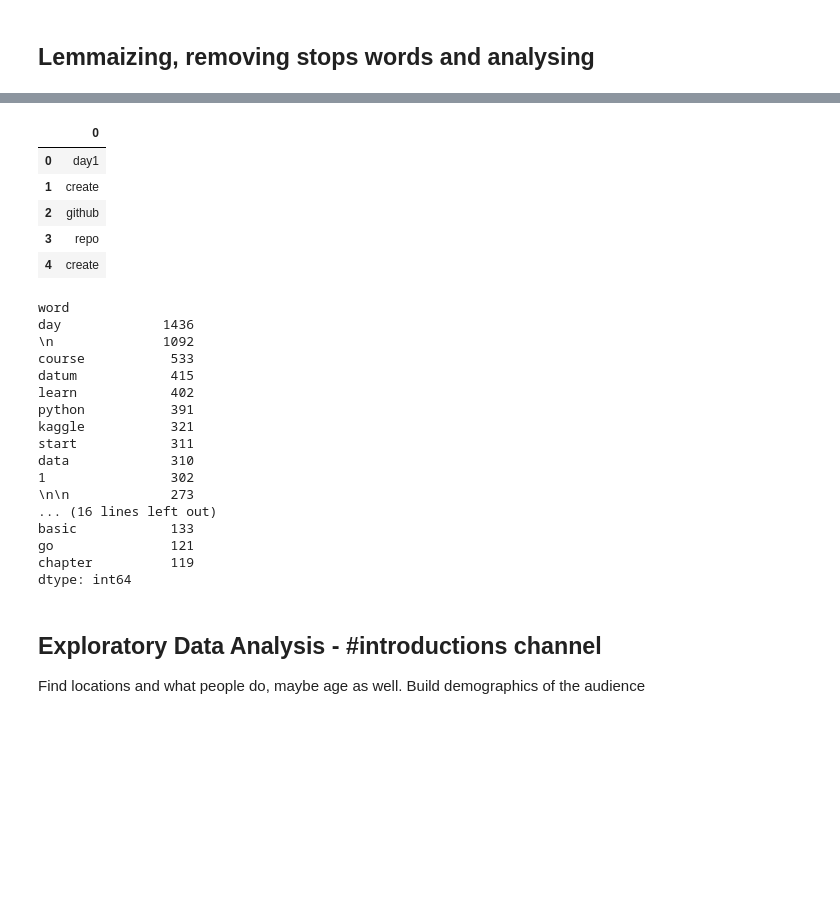
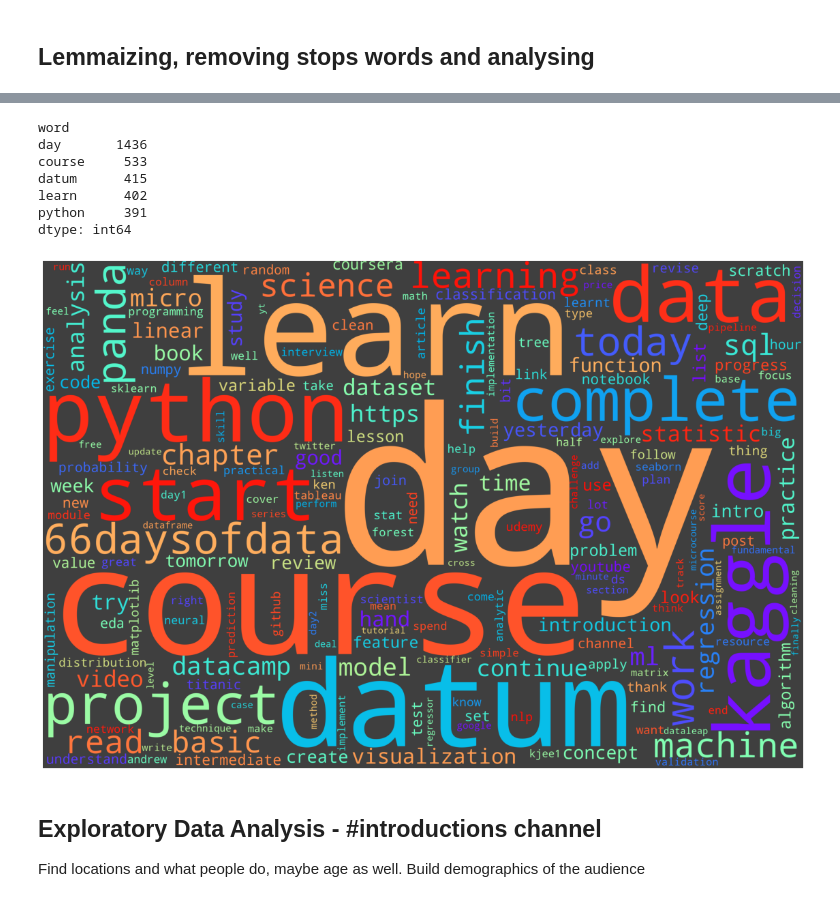
Before and after one commit to ShivanS93/progressDiscordData, a Jupyter notebook: progressDiscordChatAnalysis.ipynb, the cells around one changed output, grey strips where cells are left out. Cells and saved outputs as stored; diff of their text form; code cells hidden in the pictures; blank space fills up the shorter version.

Commit message:
made a wordcloud

```diff
--- a/progressDiscordChatAnalysis.ipynb
+++ b/progressDiscordChatAnalysis.ipynb
@@ -220,40 +188,35 @@ doc = nlp(words)
 
 simplewords = [token.lemma_ for token in doc
                             if not token.is_stop and
-                            not token.is_punct]
+                            not token.is_punct and
+                            not token.lemma_ == '\n']
-# %% [output]
-|  | 0 |
-| 0 | day1 |
-| 1 | create |
-| 2 | github |
-| 3 | repo |
-| 4 | create |
 # %%
 df_sw = pd.DataFrame(simplewords, columns=['word'])
-df_sw.value_counts().head(30)
-
-# r_mentions = df_sw[df_sw['word']=='r'].value_counts()
-# py_mentions = df_sw[df_sw['word']=='python'].value_counts()
-# print(str(r_mentions))
-# print(str(py_mentions))
+df_sw.value_counts().head()
 # %% [output]
 word
-day             1436
-\n              1092
-course           533
-datum            415
-learn            402
-python           391
-kaggle           321
-start            311
-data             310
-1                302
-\n\n             273
-... (16 lines left out)
-basic            133
-go               121
-chapter          119
+day       1436
+course     533
+datum      415
+learn      402
+python     391
 dtype: int64
+# %%
+def plot_cloud(wordcloud):
+    plt.figure(figsize=(20, 15))
+    plt.imshow(wordcloud)
+    plt.axis('off')
+# %%
+from wordcloud import WordCloud, STOPWORDS
+
+wordcloud = WordCloud(width = 3000, height = 2000,
+                      random_state=1, background_color='#3F3F3F',
+                      colormap='rainbow', collocations=False,
+                      stopwords = STOPWORDS).generate(' '.join(simplewords))
+
+plot_cloud(wordcloud)
+# %% [output]
+[figure, added]
 # %% [markdown]
 ## Exploratory Data Analysis - #introductions channel
 
```
Also changed, not shown: parts of 7 cells of this notebook.
